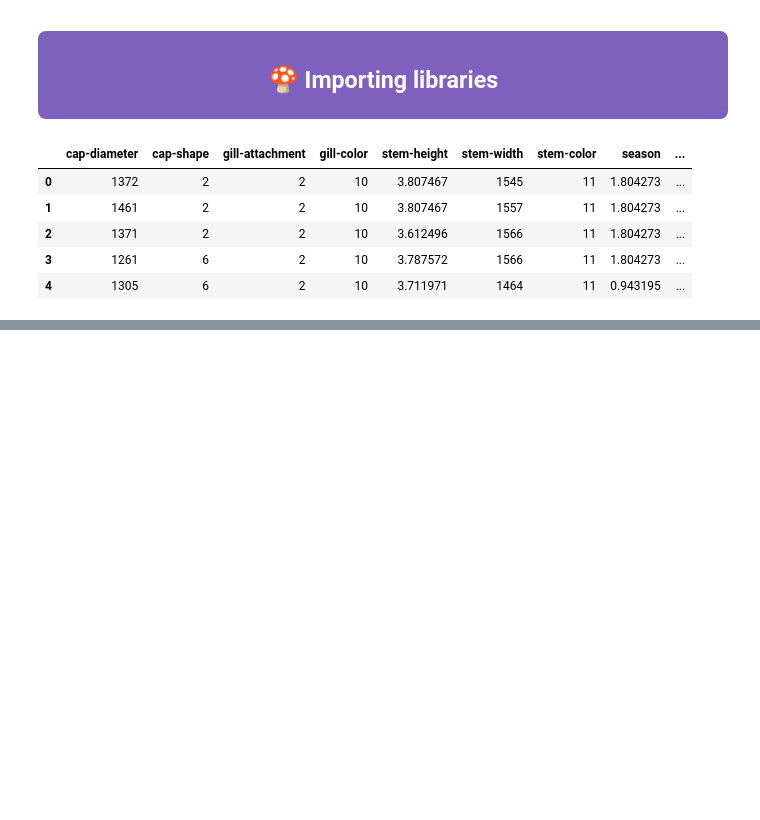
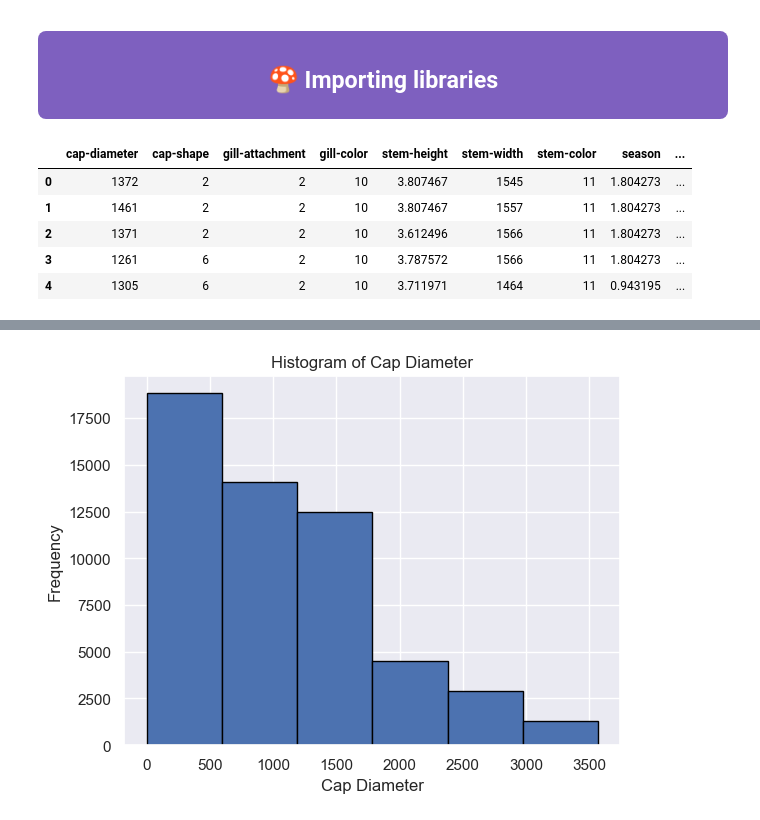
Before and after one commit to SajjadKhanYousafzai/Projects--Kaggle-, a Jupyter notebook: Mushroom_cleaned/mushroom.ipynb, the cells around one changed output, grey strips where cells are left out. Drawn from its saved outputs; the diff is of its cells as text; code cells hidden in the pictures; blank space fills up the shorter version.

```diff
--- a/Mushroom_cleaned/mushroom.ipynb
+++ b/Mushroom_cleaned/mushroom.ipynb
@@ -96,0 +145,8 @@ df.head()
+# %%
+plt.hist(df["stem-width"], bins=6, edgecolor='black')
+plt.title('Histogram of Cap Diameter')
+plt.xlabel('Cap Diameter')
+plt.ylabel('Frequency')
+plt.show()
+# %% [output]
+[figure, added]
```
Also changed, not shown: parts of 30 cells of this notebook.
